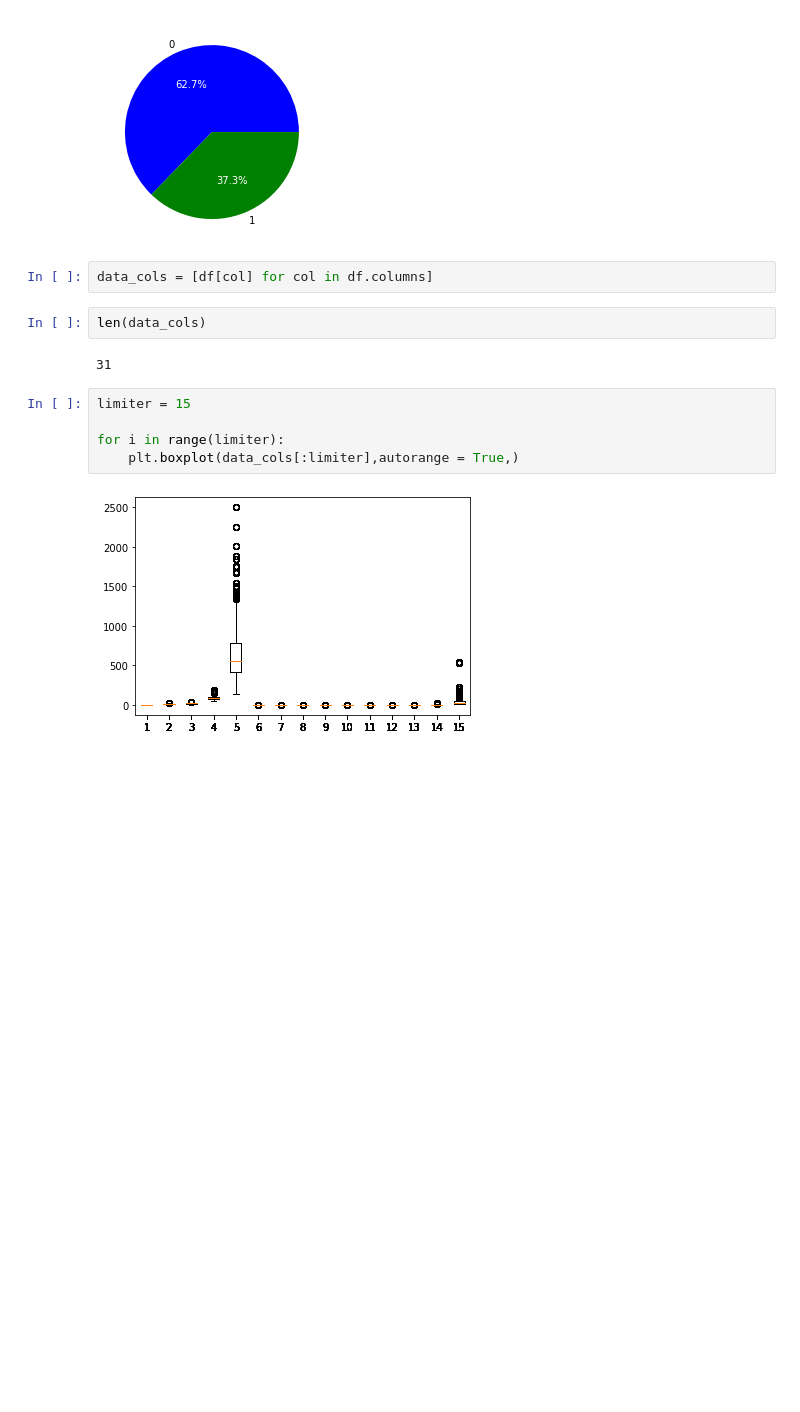
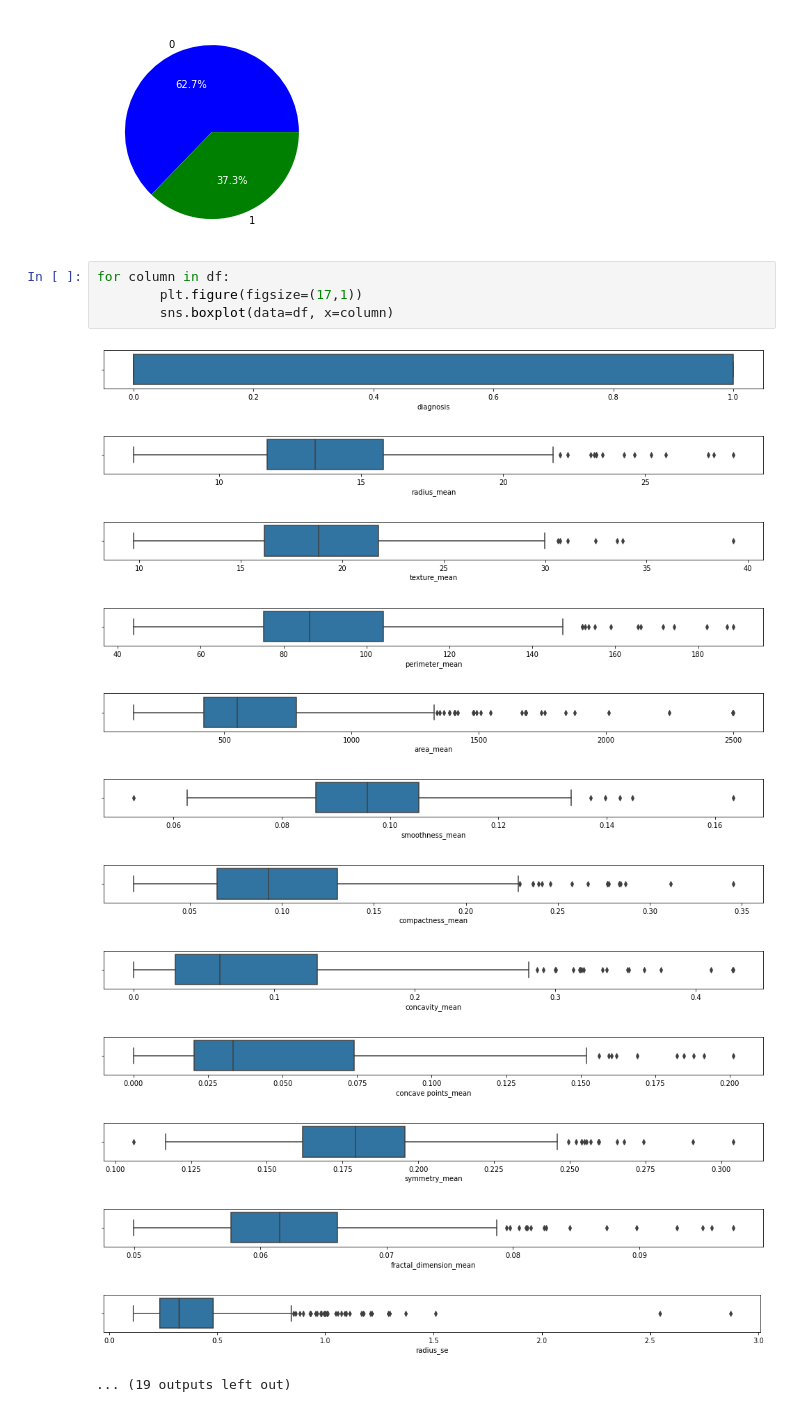
Before and after one commit to Popusa/cancer-cells-analysis-classification, a Jupyter notebook: cancer_data_analysis.ipynb, the cells around one changed output. Drawn from its saved outputs; the diff is of its cells as text; blank space fills up the shorter version.

```diff
--- a/cancer_data_analysis.ipynb
+++ b/cancer_data_analysis.ipynb
@@ -148,16 +154,21 @@ for autotext in autotexts:
     autotext.set_color('white')
 # %% [output]
 [figure]
-# %%
-data_cols = [df[col] for col in df.columns]
-# %%
-len(data_cols)
-# %% [output]
-31
-# %%
-limiter = 15
-
-for i in range(limiter):
-    plt.boxplot(data_cols[:limiter],autorange = True,)
-# %% [output]
-[figure, removed]
+# %%
+for column in df:
+        plt.figure(figsize=(17,1))
+        sns.boxplot(data=df, x=column)
+# %% [output]
+[figure, added]
+[figure, added]
+[figure, added]
+[figure, added]
+[figure, added]
+[figure, added]
+[figure, added]
+[figure, added]
+[figure, added]
+[figure, added]
+[figure, added]
+[figure, added]
+... (19 outputs left out)
```
Also changed, not shown: parts of 17 cells of this notebook.
